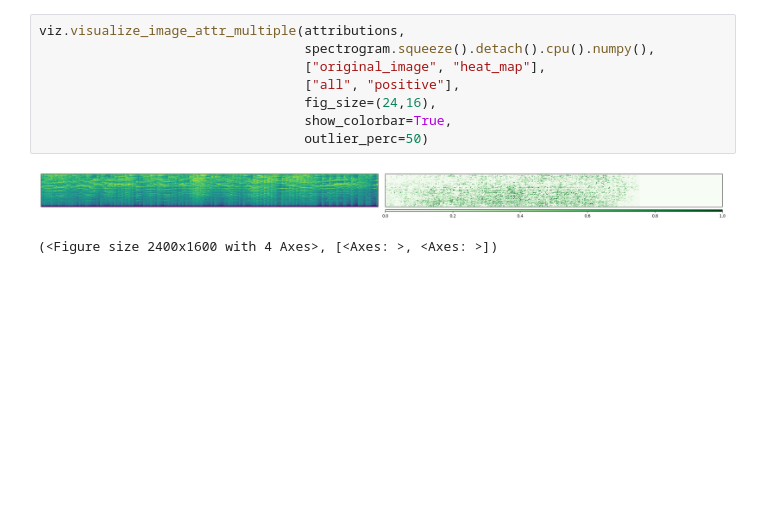
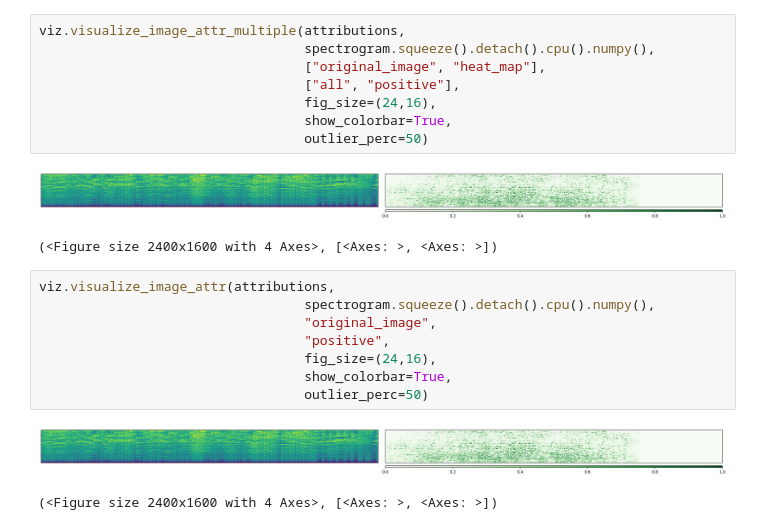
Before and after one commit to m-falkowski/pylibxai, a Jupyter notebook: pylibxai/models/GtzanCNN/gtzan_playground.ipynb, the cells around one changed output. Saved outputs shown, nothing was run; the diff lists cells and outputs as text; blank space fills up the shorter version.

```diff
--- a/pylibxai/models/GtzanCNN/gtzan_playground.ipynb
+++ b/pylibxai/models/GtzanCNN/gtzan_playground.ipynb
@@ -499,3 +499,14 @@ viz.visualize_image_attr_multiple(attributions,
 # %% [output]
 [figure]
 (<Figure size 2400x1600 with 4 Axes>, [<Axes: >, <Axes: >])
+# %%
+viz.visualize_image_attr(attributions,
+                                  spectrogram.squeeze().detach().cpu().numpy(),
+                                  "original_image",
+                                  "positive",
+                                  fig_size=(24,16),
+                                  show_colorbar=True,
+                                  outlier_perc=50)
+# %% [output]
+[figure, added]
+(<Figure size 2400x1600 with 4 Axes>, [<Axes: >, <Axes: >])
```
Also changed, not shown: parts of 4 cells of this notebook, 8 other files.
